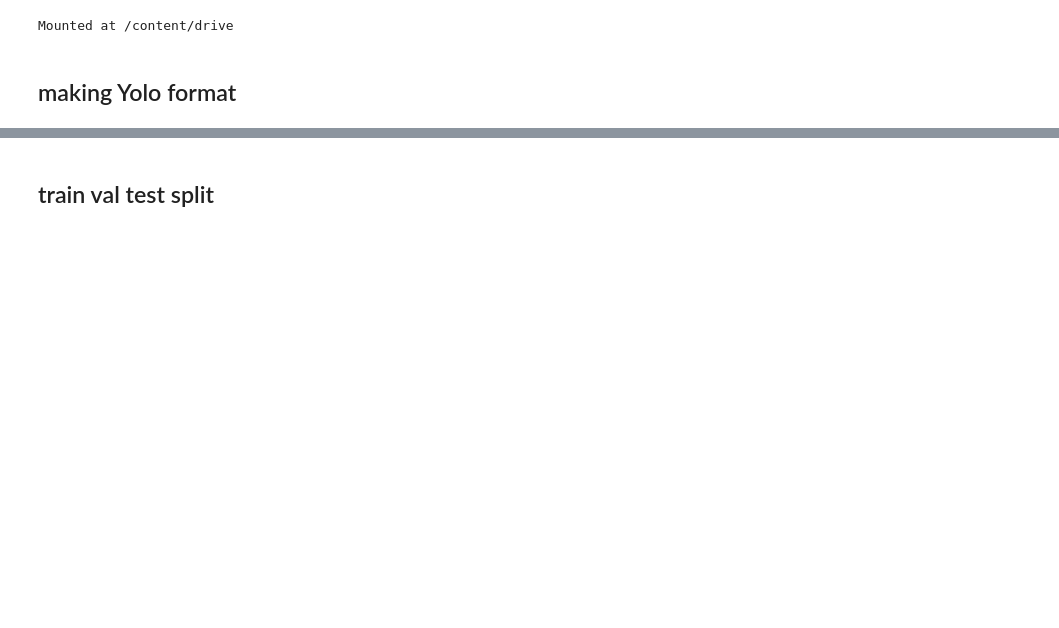
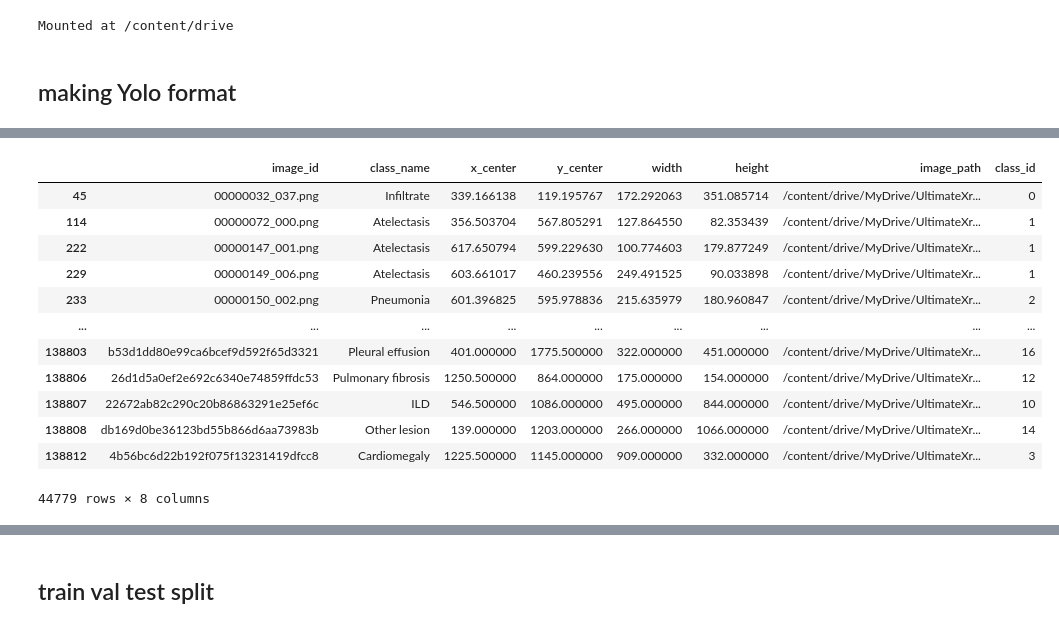
Before and after one commit to SkinHeadDressSom/Ultimate-X-ray-AI, a Jupyter notebook: CXR_split_data.ipynb, the cells around one changed output, grey strips where cells are left out. Saved outputs shown, nothing was run; the diff lists cells and outputs as text; code cells hidden in the pictures; blank space fills up the shorter version.

```diff
--- a/CXR_split_data.ipynb
+++ b/CXR_split_data.ipynb
@@ -66,6 +66,21 @@ df
 # %%
-df['file_exists'] = df['image_id'].apply(lambda x: os.path.exists(x))
+df['file_exists'] = df['image_path'].apply(lambda x: os.path.exists(x))
 df = df[df['file_exists']].drop(columns=['file_exists'])
+df
+# %% [output]
+|  | image_id | class_name | x_center | y_center | width | height | image_path | class_id |
+| 45 | 00000032_037.png | Infiltrate | 339.166138 | 119.195767 | 172.292063 | 351.085714 | /content/drive/MyDrive/UltimateXr... | 0 |
+| 114 | 00000072_000.png | Atelectasis | 356.503704 | 567.805291 | 127.864550 | 82.353439 | /content/drive/MyDrive/UltimateXr... | 1 |
+| 222 | 00000147_001.png | Atelectasis | 617.650794 | 599.229630 | 100.774603 | 179.877249 | /content/drive/MyDrive/UltimateXr... | 1 |
+| 229 | 00000149_006.png | Atelectasis | 603.661017 | 460.239556 | 249.491525 | 90.033898 | /content/drive/MyDrive/UltimateXr... | 1 |
+| 233 | 00000150_002.png | Pneumonia | 601.396825 | 595.978836 | 215.635979 | 180.960847 | /content/drive/MyDrive/UltimateXr... | 2 |
+| ... | ... | ... | ... | ... | ... | ... | ... | ... |
+| 138803 | b53d1dd80e99ca6bcef9d592f65d3321 | Pleural effusion | 401.000000 | 1775.500000 | 322.000000 | 451.000000 | /content/drive/MyDrive/UltimateXr... | 16 |
+| 138806 | 26d1d5a0ef2e692c6340e74859ffdc53 | Pulmonary fibrosis | 1250.500000 | 864.000000 | 175.000000 | 154.000000 | /content/drive/MyDrive/UltimateXr... | 12 |
+| 138807 | 22672ab82c290c20b86863291e25ef6c | ILD | 546.500000 | 1086.000000 | 495.000000 | 844.000000 | /content/drive/MyDrive/UltimateXr... | 10 |
+| 138808 | db169d0be36123bd55b866d6aa73983b | Other lesion | 139.000000 | 1203.000000 | 266.000000 | 1066.000000 | /content/drive/MyDrive/UltimateXr... | 14 |
+| 138812 | 4b56bc6d22b192f075f13231419dfcc8 | Cardiomegaly | 1225.500000 | 1145.000000 | 909.000000 | 332.000000 | /content/drive/MyDrive/UltimateXr... | 3 |
+44779 rows × 8 columns
 # %%
 def convert_dicom_to_png_and_resize(dicom_path, png_path):
     dicom = pydicom.dcmread(dicom_path)
```
Also changed, not shown: parts of 9 cells of this notebook.
